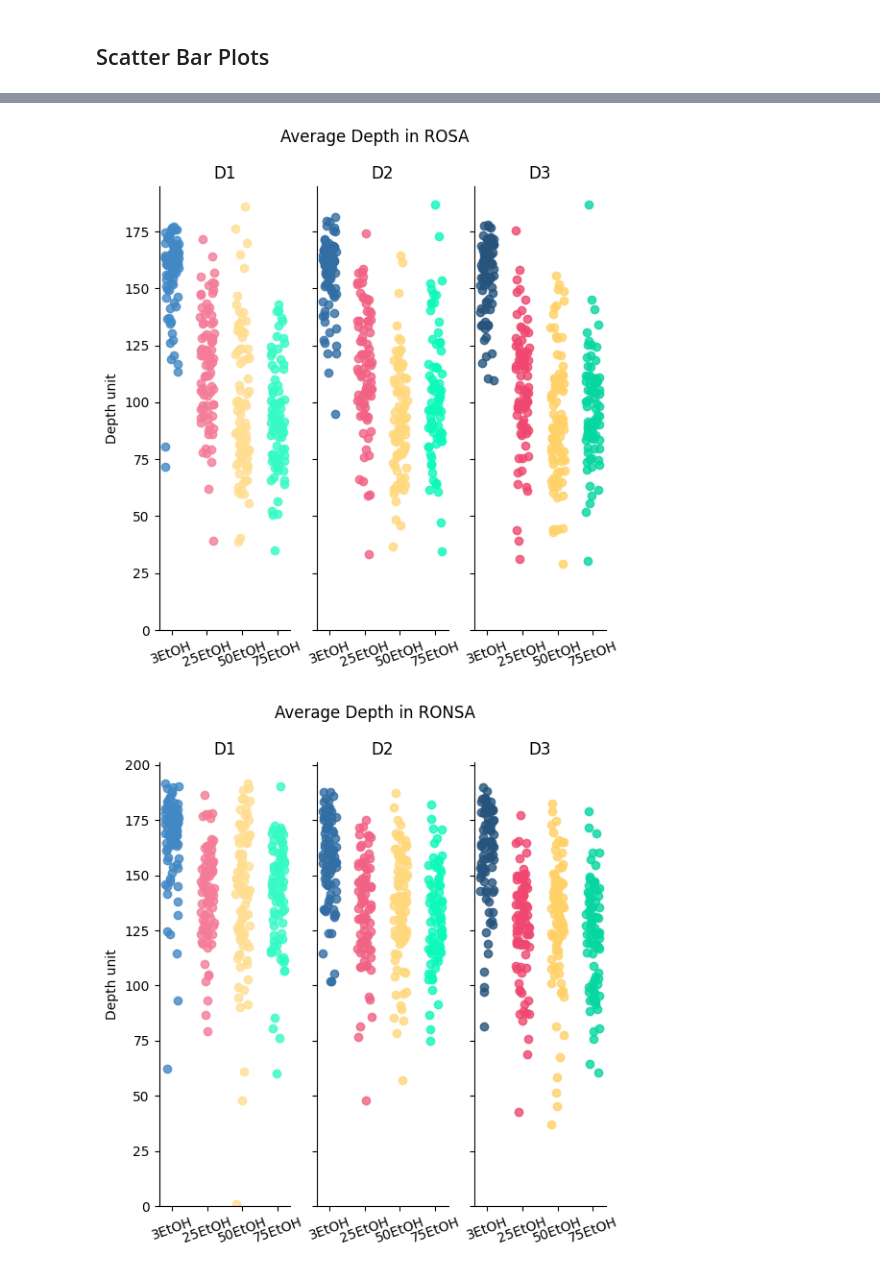
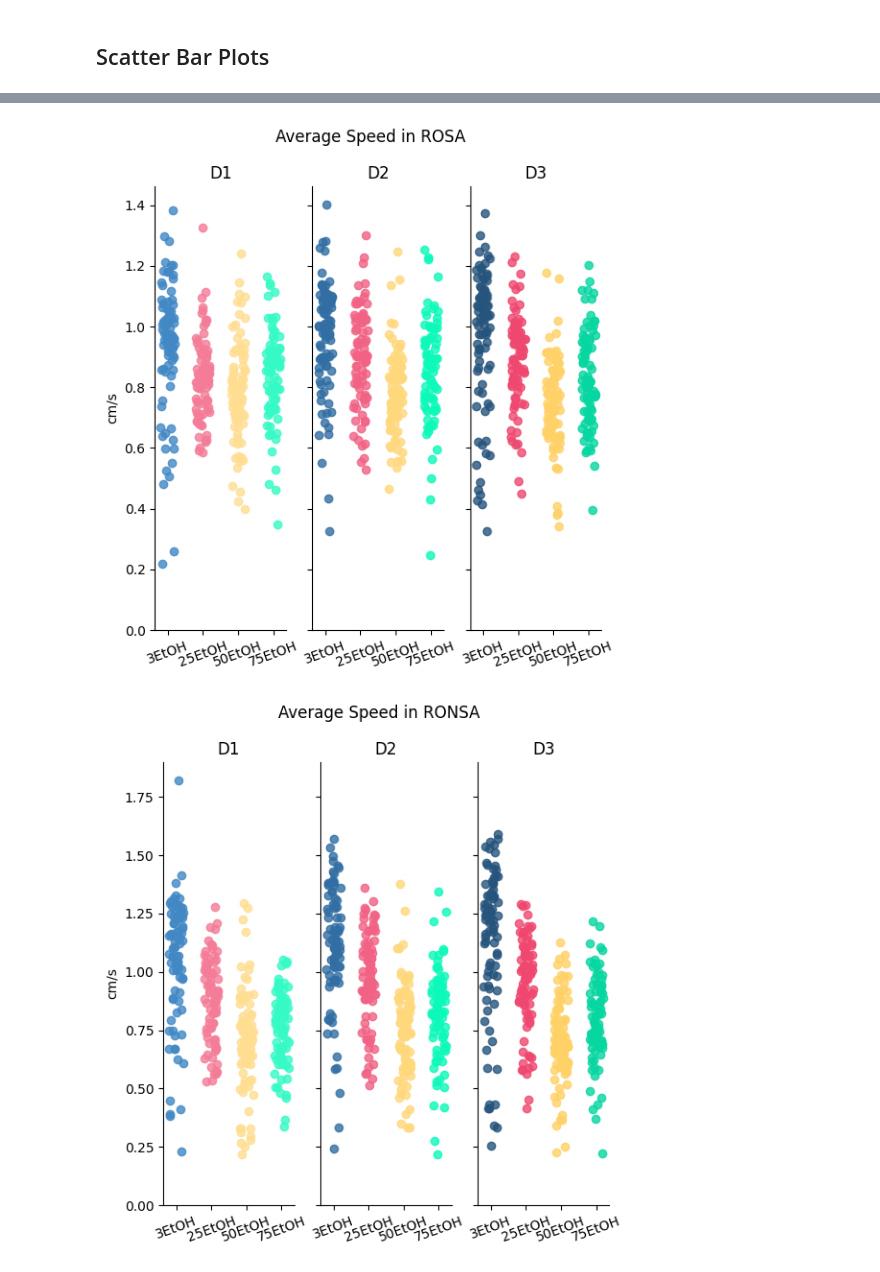
Before and after one commit to NelsonLe/OpenBARR-Data-Analysis, a Jupyter notebook: analyze.ipynb, the cells around one changed output, grey strips where cells are left out. Saved outputs shown, nothing was run; the diff lists cells and outputs as text; code cells hidden in the pictures.

Commit message:
created new bout metrics, set up more standard graphs for those metrics, and manual save option provided

```diff
--- a/analyze.ipynb
+++ b/analyze.ipynb
@@ -259,45 +281,49 @@ def scatter_bar_plot(bouts_data, conditions, days, rosa, target_col, agg_func, c
 # time
 # total time spent in rosa/ronsa
 scatter_bar_plot(bouts_df, conditions, days, rosa=1, target_col='duration', agg_func='sum',
-                 colors=colors, ylab='Seconds', plot_title='Total Time Spent in ROSA')
+                 colors=colors, ylab='s', plot_title='Total Time Spent in ROSA')
 scatter_bar_plot(bouts_df, conditions, days, rosa=0, target_col='duration', agg_func='sum',
-                 colors=colors, ylab='Seconds', plot_title='Total Time Spent in RONSA')
+                 colors=colors, ylab='s', plot_title='Total Time Spent in RONSA')
 
 # average time spent in rosa/ronsa, i also specify ylim_top in the rosa case \
 # if you need to change the max value of the y-axis
 scatter_bar_plot(bouts_df, conditions, days, rosa=1, target_col='duration', agg_func='mean', ylim_top=50,
-                 colors=colors, ylab='Seconds', plot_title='Average Time Spent in ROSA')
+                 colors=colors, ylab='s', plot_title='Average Time Spent in ROSA')
 scatter_bar_plot(bouts_df, conditions, days, rosa=0, target_col='duration', agg_func='mean',
-                 colors=colors, ylab='Seconds', plot_title='Average Time Spent in RONSA')
-
+                 colors=colors, ylab='s', plot_title='Average Time Spent in RONSA')
 
 # distance
-# TO-DO change distance units
 # total distance traveled in rosa/ronsa
 scatter_bar_plot(bouts_df, conditions, days, rosa=1, target_col='distance', agg_func='sum',
-                 colors=colors, ylab='Dist. unit', plot_title='Total Distance Traveled in ROSA')
+                 colors=colors, ylab='cm', plot_title='Total Distance Traveled in ROSA')
 scatter_bar_plot(bouts_df, conditions, days, rosa=0, target_col='distance', agg_func='sum',
-                 colors=colors, ylab='Dist. unit', plot_title='Total Distance Traveled in RONSA')
+                 colors=colors, ylab='cm', plot_title='Total Distance Traveled in RONSA')
 
 # average distance traveled in rosa/ronsa
 scatter_bar_plot(bouts_df, conditions, days, rosa=1, target_col='distance', agg_func='mean',
-                 colors=colors, ylab='Dist. unit', plot_title='Average Distance Traveled in ROSA')
+                 colors=colors, ylab='cm', plot_title='Average Distance Traveled in ROSA')
 scatter_bar_plot(bouts_df, conditions, days, rosa=0, target_col='distance', agg_func='mean',
-                 colors=colors, ylab='Dist. unit', plot_title='Average Distance Traveled in RONSA')
+                 colors=colors, ylab='cm', plot_title='Average Distance Traveled in RONSA')
 
+# average speed across bouts
+scatter_bar_plot(bouts_df, conditions, days, rosa=1, target_col='speed', agg_func='mean',
+                 colors=colors, ylab='cm/s', plot_title='Average Speed in ROSA')
+scatter_bar_plot(bouts_df, conditions, days, rosa=0, target_col='speed', agg_func='mean',
+                 colors=colors, ylab='cm/s', plot_title='Average Speed in RONSA')
 
-# TO-DO velocity
-
-# TO-DO total entries to rosa
+# total entries to rosa
+scatter_bar_plot(bouts_df, conditions, days, rosa=1, target_col='entry', agg_func='sum',
+                 colors=colors, ylab='Entries', plot_title='Total Entries to ROSA')
 
 # TO-DO latency to reenter rosa = avg time spent in ronsa so need to ask
 
-# max depth
-# average max depth in rosa/ronsa
-scatter_bar_plot(bouts_df, conditions, days, rosa=1, target_col='max depth', agg_func='mean',
-                 colors=colors, ylab='Depth unit', plot_title='Average Depth in ROSA')
-scatter_bar_plot(bouts_df, conditions, days, rosa=0, target_col='max depth', agg_func='mean',
-                 colors=colors, ylab='Depth unit', plot_title='Average Depth in RONSA')
+# average max depth in rosa/ronsa, set ylim_top=4 for alignment with openbarr
+scatter_bar_plot(bouts_df, conditions, days, rosa=1, target_col='max depth', agg_func='mean', ylim_top=4,
+                 colors=colors, ylab='cm', plot_title='Average Depth in ROSA')
+scatter_bar_plot(bouts_df, conditions, days, rosa=0, target_col='max depth', agg_func='mean', ylim_top=4,
+                 colors=colors, ylab='cm', plot_title='Average Depth in RONSA')
 
-# TO-DO samples
+# samples
+scatter_bar_plot(bouts_df, conditions, days, rosa=1, target_col='sample', agg_func='sum',
+                 colors=colors, ylab='Samples', plot_title='Total Samples')
 # %% [output]
@@ -312,2 +338,2 @@ scatter_bar_plot(bouts_df, conditions, days, rosa=0, target_col='max depth', agg
-[figure, old version]
+[figure, new version]
-[figure, old version]
+[figure, new version]
```
Also changed, not shown: parts of 3 cells of this notebook.
